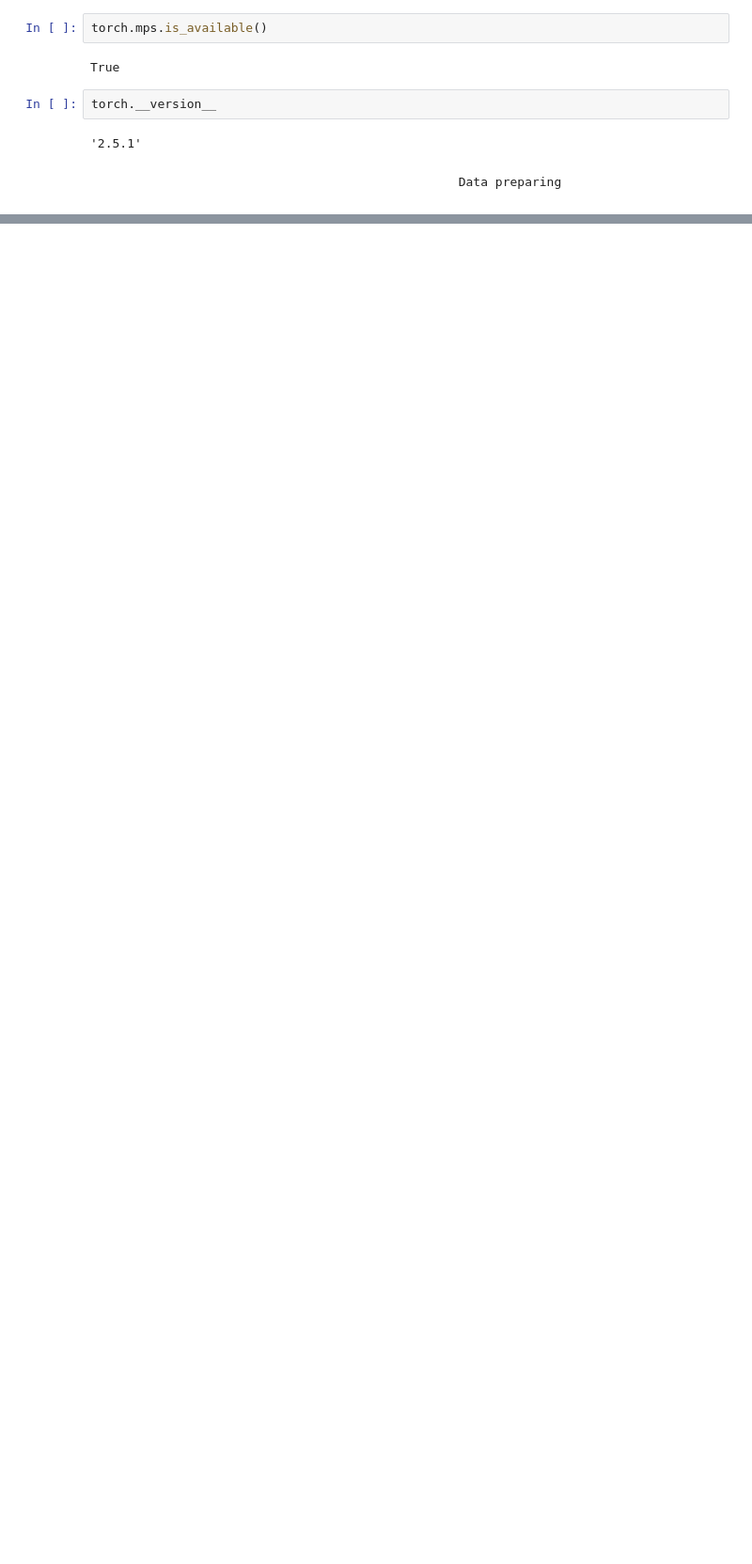
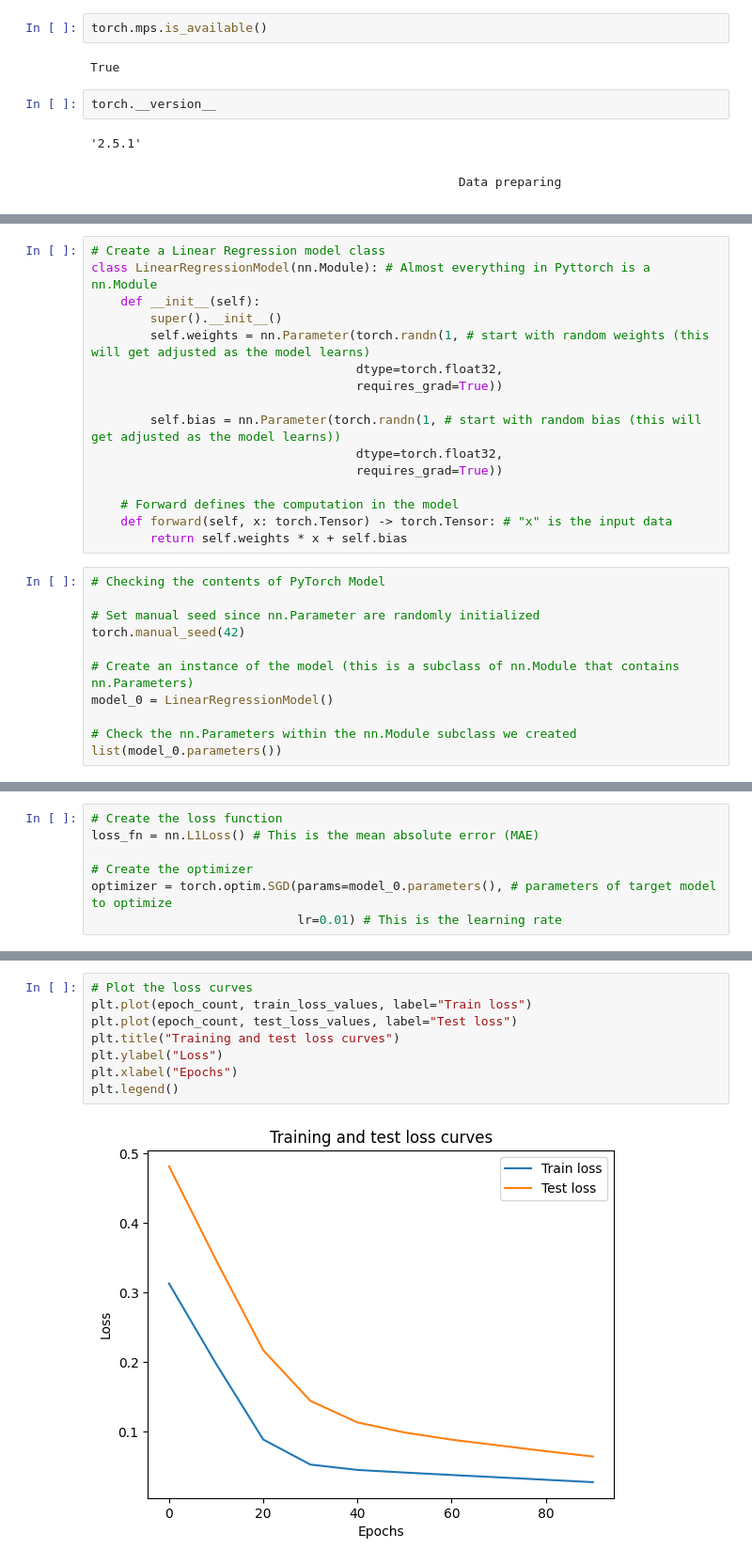
Before and after one commit to dkonuk/pytorch, a Jupyter notebook: Pytorch_deep_learning/01_pytorch_workflow.ipynb, the cells around one changed output, grey strips where cells are left out. Shown at 94% size. Cells and saved outputs as stored; diff of their text form; blank space fills up the shorter version.

```diff
--- a/Pytorch_deep_learning/01_pytorch_workflow.ipynb
+++ b/Pytorch_deep_learning/01_pytorch_workflow.ipynb
@@ -104,0 +146,27 @@ len(X_train), len(y_train), len(X_test), len(y_test)
+# %%
+# Create a Linear Regression model class
+class LinearRegressionModel(nn.Module): # Almost everything in Pyttorch is a nn.Module
+    def __init__(self):
+        super().__init__()
+        self.weights = nn.Parameter(torch.randn(1, # start with random weights (this will get adjusted as the model learns)
+                                    dtype=torch.float32,
+                                    requires_grad=True))
+
+        self.bias = nn.Parameter(torch.randn(1, # start with random bias (this will get adjusted as the model learns))
+                                    dtype=torch.float32,
+                                    requires_grad=True))
+
+    # Forward defines the computation in the model
+    def forward(self, x: torch.Tensor) -> torch.Tensor: # "x" is the input data
+        return self.weights * x + self.bias
+# %%
+# Checking the contents of PyTorch Model
+
+# Set manual seed since nn.Parameter are randomly initialized
+torch.manual_seed(42)
+
+# Create an instance of the model (this is a subclass of nn.Module that contains nn.Parameters)
+model_0 = LinearRegressionModel()
+
+# Check the nn.Parameters within the nn.Module subclass we created
+list(model_0.parameters())
@@ -104,0 +224,7 @@ len(X_train), len(y_train), len(X_test), len(y_test)
+# %%
+# Create the loss function
+loss_fn = nn.L1Loss() # This is the mean absolute error (MAE)
+
+# Create the optimizer
+optimizer = torch.optim.SGD(params=model_0.parameters(), # parameters of target model to optimize
+                            lr=0.01) # This is the learning rate
@@ -104,0 +296,10 @@ len(X_train), len(y_train), len(X_test), len(y_test)
+# %%
+# Plot the loss curves
+plt.plot(epoch_count, train_loss_values, label="Train loss")
+plt.plot(epoch_count, test_loss_values, label="Test loss")
+plt.title("Training and test loss curves")
+plt.ylabel("Loss")
+plt.xlabel("Epochs")
+plt.legend()
+# %% [output]
+[figure, added]
```
Also changed, not shown: parts of 15 cells of this notebook, 1 other file.
